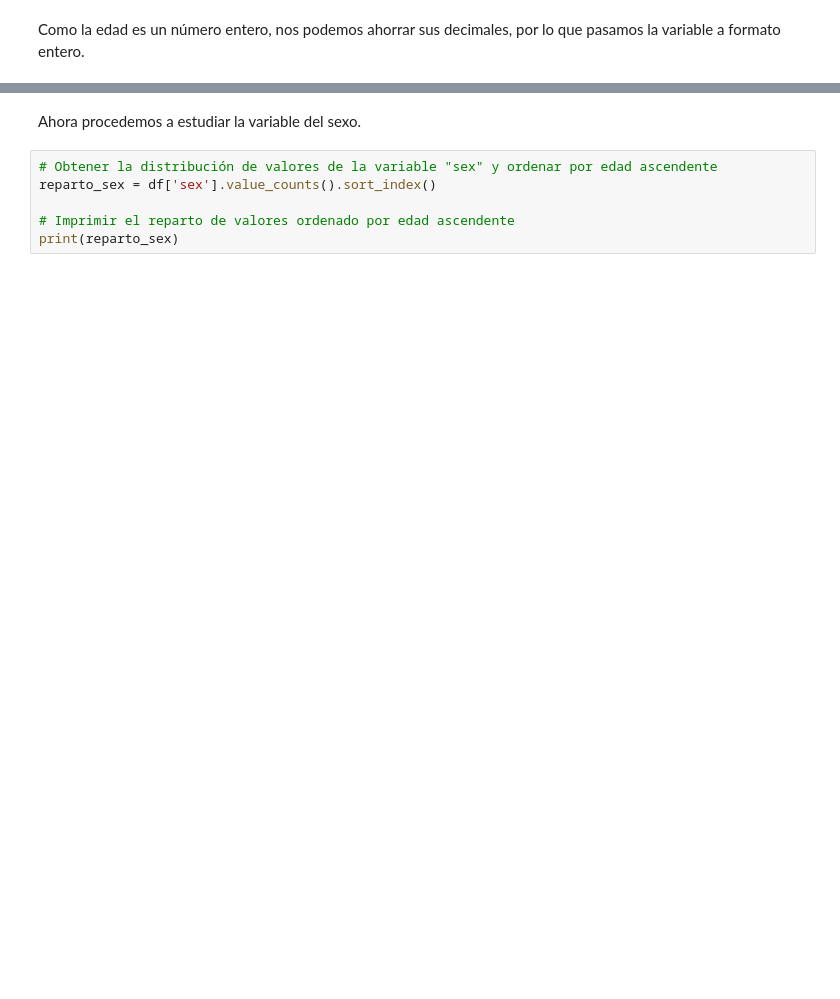
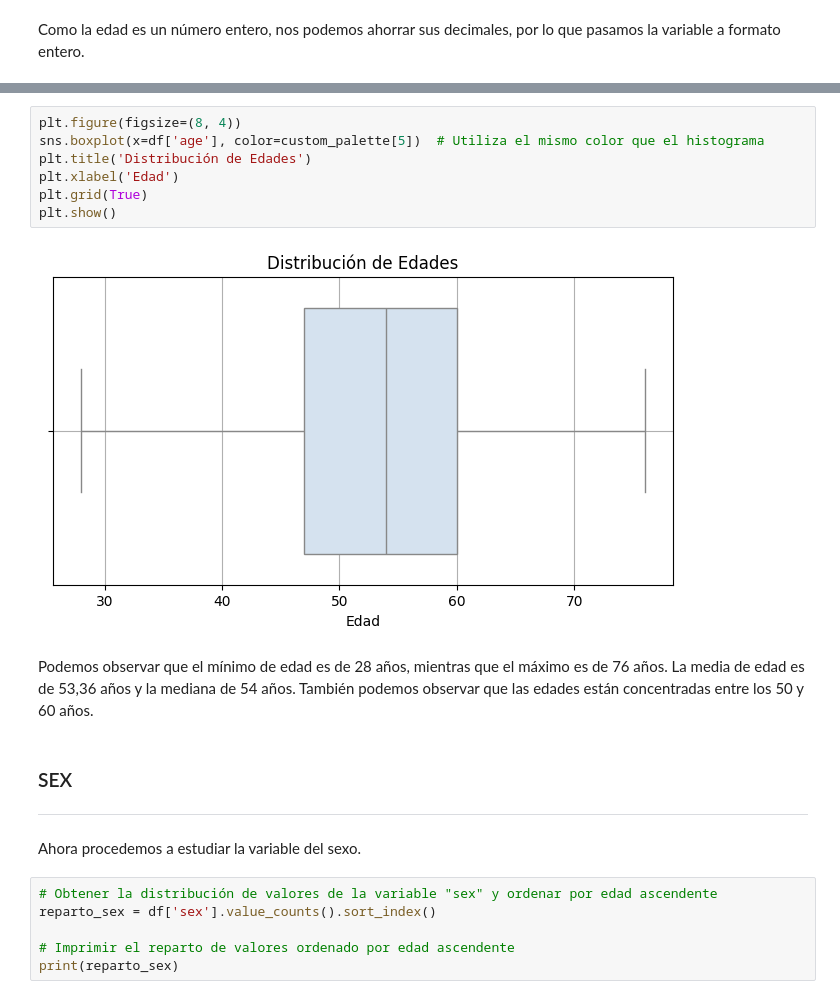
Before and after one commit to andrescervera/DATA-PROJECT-III, a Jupyter notebook: DATA_PROJECT_3.ipynb, the cells around one changed output, grey strips where cells are left out. Drawn from its saved outputs; the diff is of its cells as text; blank space fills up the shorter version.

```diff
--- a/DATA_PROJECT_3.ipynb
+++ b/DATA_PROJECT_3.ipynb
@@ -128,3 +207,18 @@ Name: count, dtype: int64
+# %%
+plt.figure(figsize=(8, 4))
+sns.boxplot(x=df['age'], color=custom_palette[5])  # Utiliza el mismo color que el histograma
+plt.title('Distribución de Edades')
+plt.xlabel('Edad')
+plt.grid(True)
+plt.show()
+# %% [output]
+[figure, added]
+# %% [markdown]
+Podemos observar que el mínimo de edad es de 28 años, mientras que el máximo es de 76 años. La media de edad es de 53,36 años y la mediana de 54 años. También podemos observar que las edades están concentradas entre los 50 y 60 años.
+# %% [markdown]
+### SEX
+
+---
 # %% [markdown]
 Ahora procedemos a estudiar la variable del sexo.
 # %%
```
Also changed, not shown: parts of 128 cells of this notebook, 12 other files.
